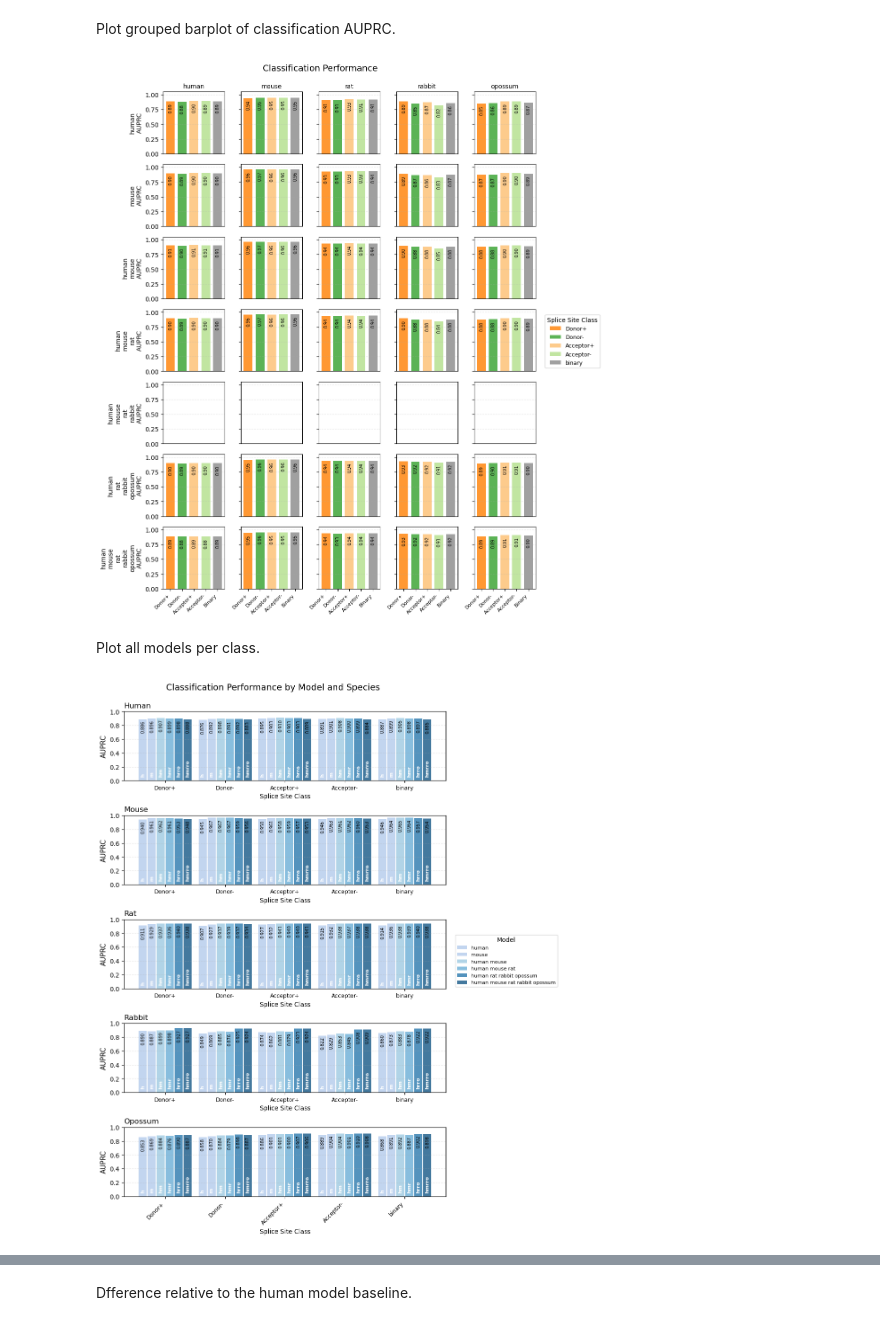
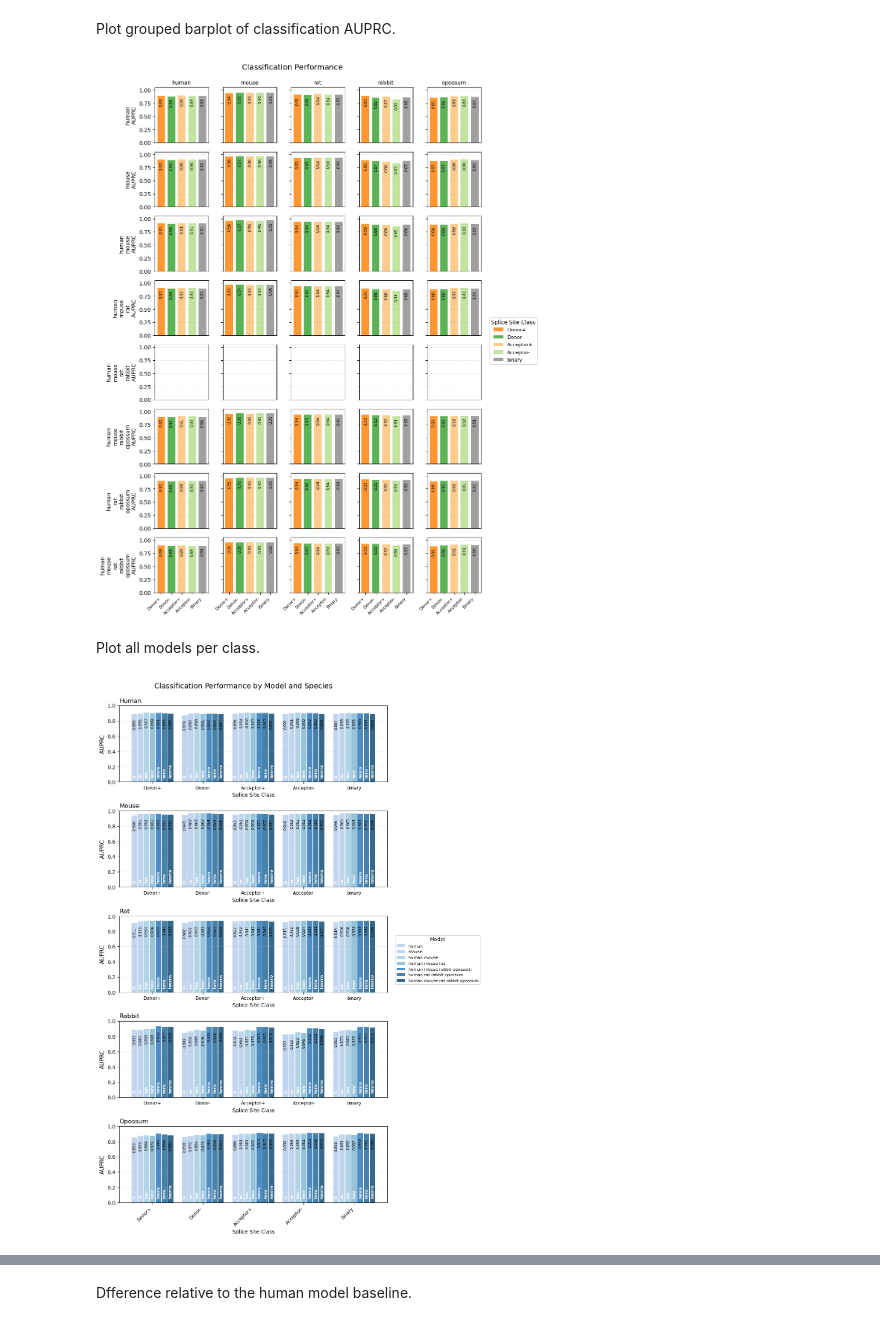
Before and after one commit to anamariaelek/alphagenome-pytorch, a Jupyter notebook: examples/notebooks/splice_model_eval_compare_multi_species.ipynb, the cells around one changed output, grey strips where cells are left out. Cells and saved outputs as stored; diff of their text form; code cells hidden in the pictures.

```diff
--- a/examples/notebooks/splice_model_eval_compare_multi_species.ipynb
+++ b/examples/notebooks/splice_model_eval_compare_multi_species.ipynb
@@ -52,9 +52,9 @@ model_names = [
     "132kb_encode_intersect_usage_pc_obs_human_mouse",
     "132kb_encode_intersect_usage_pc_obs_human_mouse_rat",
     "132kb_encode_intersect_usage_pc_obs_human_mouse_rat_rabbit",
+    "132kb_encode_intersect_usage_pc_obs_human_rat_rabbit_opossum",
     "lora_32_human_mouse_rabbit_opossum",
-    "132kb_encode_intersect_usage_pc_obs_human_rat_rabbit_opossum",
-    "132kb_encode_intersect_usage_pc_obs_human_mouse_rat_rabbit_opossum"
+    "lora_32_human_mouse_rat_rabbit_opossum"
 ]
 
 # Shades of blue for different models
@@ -369,7 +369,7 @@ fig.legend(handles, labels, title='Splice Site Class',
 plt.tight_layout()
 plt.show()
 # %% [output]
-[figure, old version]
+[figure, new version]
 # %% [markdown]
 Plot all models per class.
 # %%
@@ -388,7 +388,7 @@ n_classes = len(classes)
 n_species = len(pred_species_list)
 
 # Create subplots: one row per prediction species
-fig, axes = plt.subplots(n_species, 1, figsize=(8, n_species * 2.5), squeeze=False)
+fig, axes = plt.subplots(n_species, 1, figsize=(8, n_species * 3), squeeze=False)
 axes = axes.flatten()
 
 for species_idx, pred_sps in enumerate(pred_species_list):
@@ -402,7 +402,7 @@ for species_idx, pred_sps in enumerate(pred_species_list):
     n_models = len(models_present)
 
     # Spacing parameters
-    bar_width = 0.15
+    bar_width = 0.12
     class_spacing = 1.0
 
     for model_idx, model in enumerate(models_present):
@@ -454,34 +454,34 @@ for species_idx, pred_sps in enumerate(pred_species_list):
     ax.set_xticks(tick_positions)
 
     # Create class labels
     class_labels = []
     for cls in classes:
         label = CLASS_LABELS.get(cls, f'class_{cls}')
         if cls == 4:
             label = 'binary'
         class_labels.append(label)
 
     if species_idx == n_species - 1:
         ax.set_xticklabels(class_labels, rotation=45, ha='right', fontsize=9)
     else:
         ax.set_xticklabels(class_labels, fontsize=9)
     ax.set_xlabel('Splice Site Class', fontsize=10)
 
 fig.suptitle('Classification Performance by Model and Species', fontsize=14, y=0.995)
 
 # Create model legend with colors
 legend_handles = []
 for model in models_classification:
     color = MODEL_COLORS[model]
     legend_handles.append(Patch(facecolor=color, alpha=0.8, label=model.replace('_', ' ')))
 
 fig.legend(handles=legend_handles, title='Model',
           loc='center left', bbox_to_anchor=(1.0, 0.5), fontsize=8)
 
 plt.tight_layout()
 plt.show()
 # %% [output]
-[figure, old version]
+[figure, new version]
 # %%
 # Subset models present in data
 models_classification = [model for model in models if model in df_classification['model'].unique()]
```
Also changed, not shown: parts of 21 cells of this notebook, 12 other files.
